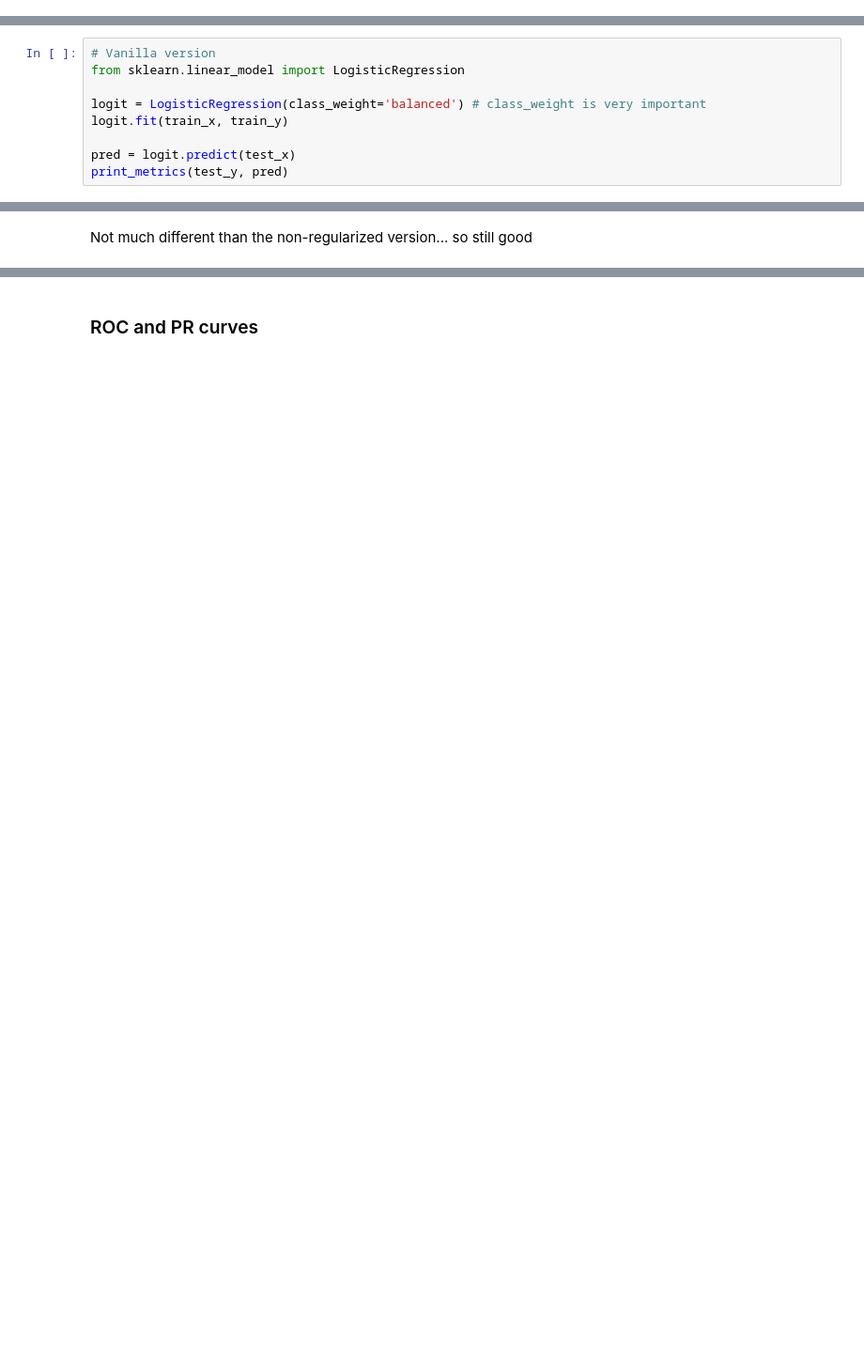
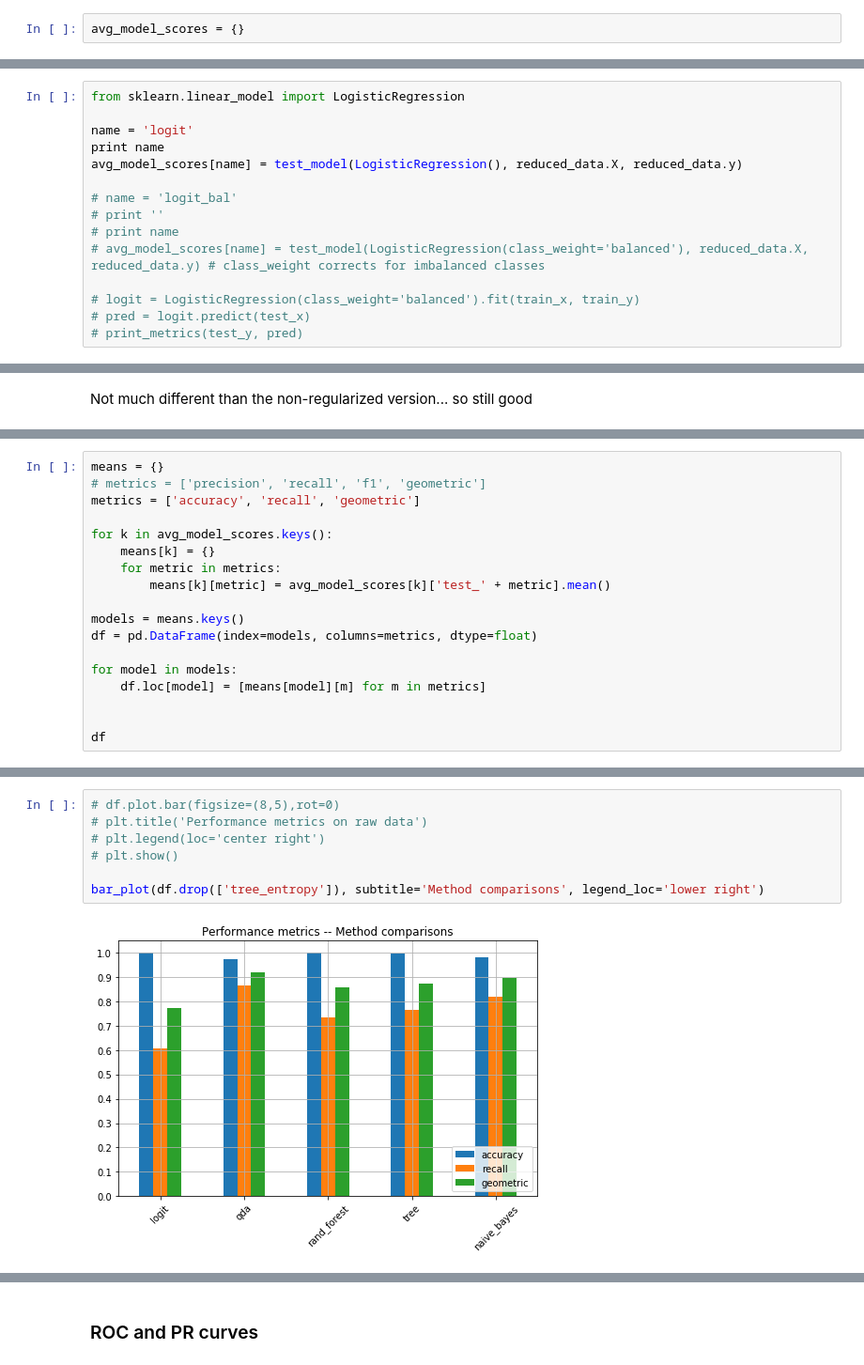
Before and after one commit to tcunnington/582_fraud, a Jupyter notebook: Testing Classifiers.ipynb, the cells around one changed output, grey strips where cells are left out. Shown: that part at 94% size. Cells and saved outputs as stored; diff of their text form; blank space fills up the shorter version.

```diff
--- a/Testing Classifiers.ipynb
+++ b/Testing Classifiers.ipynb
@@ -78,6 +100,8 @@ X, y = [df.as_matrix() for df in split_class(data)]
 ### Implement classification methods
 
 Find the best classifiers for this dataset. Here is where we test any potential algorithm improvements to the class imbalance.
+# %%
+avg_model_scores = {}
 # %% [markdown]
 #### Gaussian Methods
 It seems pretty absurd to use LDA here given that each class must share the same covariance matrix. Based on above plots this seems silly, and basically completely determined by the majority class. Let's try quadratic discriminant analysis instead, plus Naive Bayes. Naive Bayes is like QDA with diagonal covariance matrices, so more restricted
@@ -189,12 +243,18 @@ Conclusion: Even in the 'vigilant' case this method doesn't do a great job on re
 
 You can also add a L1 or L2 regularization term. We don't have any reason to think that promoting sparisity on the input would be helpful here but we will test it anyway.
 # %%
-# Vanilla version
 from sklearn.linear_model import LogisticRegression
 
-logit = LogisticRegression(class_weight='balanced') # class_weight is very important
-logit.fit(train_x, train_y)
+name = 'logit'
+print name
+avg_model_scores[name] = test_model(LogisticRegression(), reduced_data.X, reduced_data.y)
 
-pred = logit.predict(test_x)
-print_metrics(test_y, pred)
+# name = 'logit_bal'
+# print ''
+# print name
+# avg_model_scores[name] = test_model(LogisticRegression(class_weight='balanced'), reduced_data.X, reduced_data.y) # class_weight corrects for imbalanced classes
+
+# logit = LogisticRegression(class_weight='balanced').fit(train_x, train_y)
+# pred = logit.predict(test_x)
+# print_metrics(test_y, pred)
 # %% [output]
@@ -260,0 +293,18 @@ Not much different than the non-regularized version... so still good
+# %%
+means = {}
+# metrics = ['precision', 'recall', 'f1', 'geometric']
+metrics = ['accuracy', 'recall', 'geometric']
+
+for k in avg_model_scores.keys():
+    means[k] = {}
+    for metric in metrics:
+        means[k][metric] = avg_model_scores[k]['test_' + metric].mean()
+
+models = means.keys()
+df = pd.DataFrame(index=models, columns=metrics, dtype=float)
+
+for model in models:
+    df.loc[model] = [means[model][m] for m in metrics]
+
+
+df
@@ -260,0 +319,9 @@ Not much different than the non-regularized version... so still good
+# %%
+# df.plot.bar(figsize=(8,5),rot=0)
+# plt.title('Performance metrics on raw data')
+# plt.legend(loc='center right')
+# plt.show()
+
+bar_plot(df.drop(['tree_entropy']), subtitle='Method comparisons', legend_loc='lower right')
+# %% [output]
+[figure, added]
```
Also changed, not shown: parts of 25 cells of this notebook, 3 other files.
